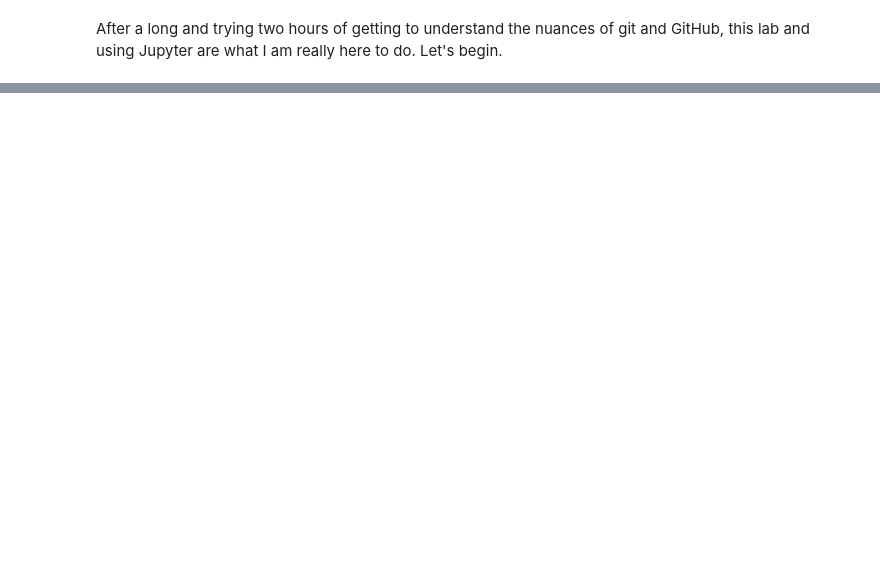
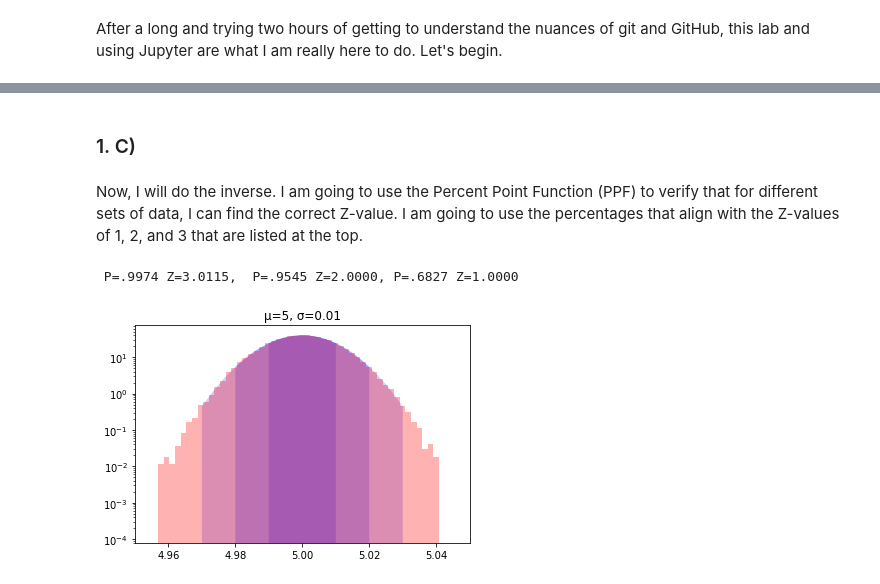
Before and after one commit to maverickmillican/Phys_434_Millican, a Jupyter notebook: Lab1_Millican.ipynb, the cells around one changed output, grey strips where cells are left out. Saved outputs shown, nothing was run; the diff lists cells and outputs as text; code cells hidden in the pictures; blank space fills up the shorter version.

```diff
--- a/Lab1_Millican.ipynb
+++ b/Lab1_Millican.ipynb
@@ -17,0 +85,25 @@ ax.plot(x, norm.pdf(x),
+# %% [markdown]
+### 1. C)
+# %% [markdown]
+Now, I will do the inverse. I am going to use the Percent Point Function (PPF) to verify that for different sets of data, I can find the correct Z-value. I am going to use the percentages that align with the Z-values of 1, 2, and 3 that are listed at the top.
+# %%
+mu = 5; sigma = .01
+d = stats.norm.rvs(loc = mu, scale = sigma, size = 100000)
+fig, ax = plt.subplots(1, 1)
+ax.set_title(f'\u03BC={mu}, \u03C3={sigma}')
+ax.hist(d,50, density=True, color = 'r', alpha = .3)
+ax.tick_params(labelsize = 10)
+ax.set_xlim([mu-5*sigma,mu+5*sigma])
+x = np.linspace(mu-5*sigma,mu+5*sigma,1000)
+ax.plot(x,stats.norm.pdf(x,loc = mu, scale = sigma),linewidth = 3,alpha = 0)
+int_base3 = np.linspace(mu-3*sigma,mu+3*sigma,1000)
+int_base2 = np.linspace(mu-2*sigma,mu+2*sigma,1000)
+int_base1 = np.linspace(mu-1*sigma,mu+1*sigma,1000)
+ax.fill_between(int_base1, stats.norm.pdf(int_base1,loc = mu, scale = sigma), color = 'b', linewidth = 0, alpha = .2)
+ax.fill_between(int_base2, stats.norm.pdf(int_base2,loc = mu, scale = sigma), color = 'b', linewidth = 0, alpha = .2)
+ax.fill_between(int_base3, stats.norm.pdf(int_base3,loc = mu, scale = sigma), color = 'b', linewidth = 0, alpha = .2)
+plt.yscale('log')
+print(f' P=.9974 Z={(stats.norm.ppf(1-(1-.9974)/2, loc = mu, scale = sigma)-mu)/sigma:.4f},  P=.9545 Z={(stats.norm.ppf(1-(1-.9545)/2, loc = mu, scale = sigma)-mu)/sigma:.4f}, P=.6827 Z={(stats.norm.ppf(1-(1-.6827)/2, loc = mu, scale = sigma)-mu)/sigma:.4f}')
+# %% [output]
+ P=.9974 Z=3.0115,  P=.9545 Z=2.0000, P=.6827 Z=1.0000
+[figure, added]
```
Also changed, not shown: parts of 21 cells of this notebook.
